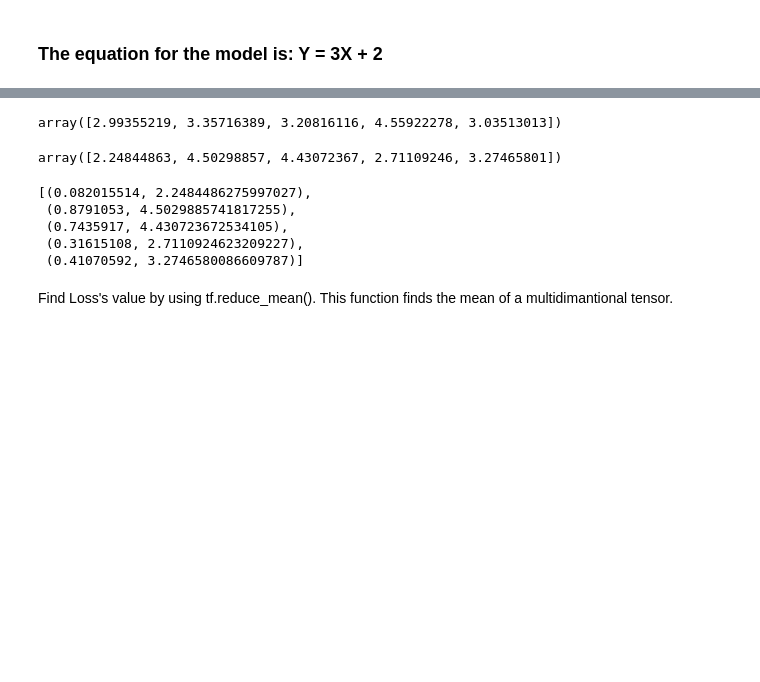
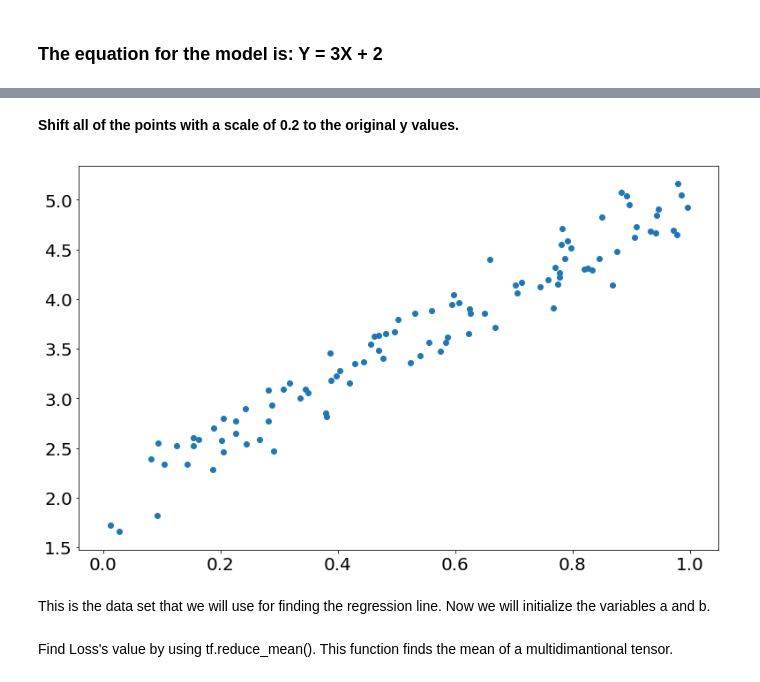
Before and after one commit to kplachkov/Deep-Learning, a Jupyter notebook: Linear Regression/LinearRegression.ipynb, the cells around one changed output, grey strips where cells are left out. Drawn from its saved outputs; the diff is of its cells as text; code cells hidden in the pictures; blank space fills up the shorter version.

```diff
--- a/Linear Regression/LinearRegression.ipynb
+++ b/Linear Regression/LinearRegression.ipynb
@@ -39,16 +49,11 @@ array([0.08201551, 0.8791053 , 0.7435917 , 0.31615108, 0.41070592],
+# %% [markdown]
+**Shift all of the points with a scale of 0.2 to the original y values.**
 # %%
-y_data = x_data * 3 + 2
-y_data = np.vectorize(lambda y: y + np.random.normal(loc=0.0, scale=0.1))(y_data)
-y_data[0:5]
+y_data = np.vectorize(lambda y: y + np.random.normal(loc=0.0, scale=0.2))(y_data)
+plt.scatter(x_data, y_data)
+plt.show()
 # %% [output]
-array([2.99355219, 3.35716389, 3.20816116, 4.55922278, 3.03513013])
-array([2.24844863, 4.50298857, 4.43072367, 2.71109246, 3.27465801])
+[figure, added]
-# %%
-list(zip(x_data, y_data))[0:5]
-# %% [output]
-[(0.082015514, 2.2484486275997027),
- (0.8791053, 4.5029885741817255),
- (0.7435917, 4.430723672534105),
- (0.31615108, 2.7110924623209227),
- (0.41070592, 3.2746580086609787)]
+# %% [markdown]
+This is the data set that we will use for finding the regression line. Now we will initialize the variables a and b.
 # %%
```
Also changed, not shown: parts of 10 cells of this notebook.
